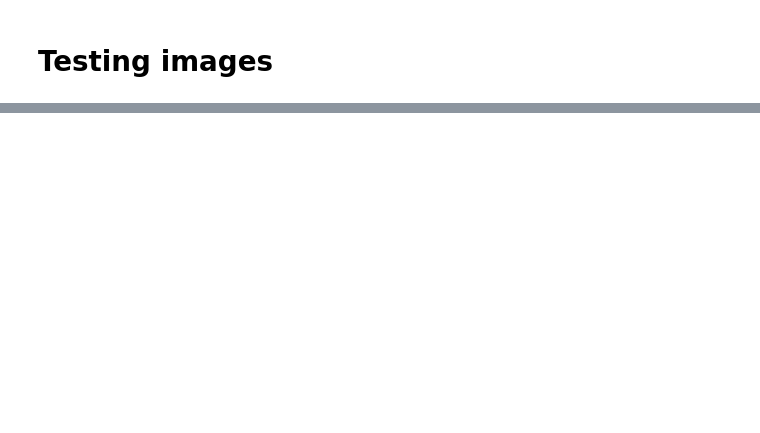
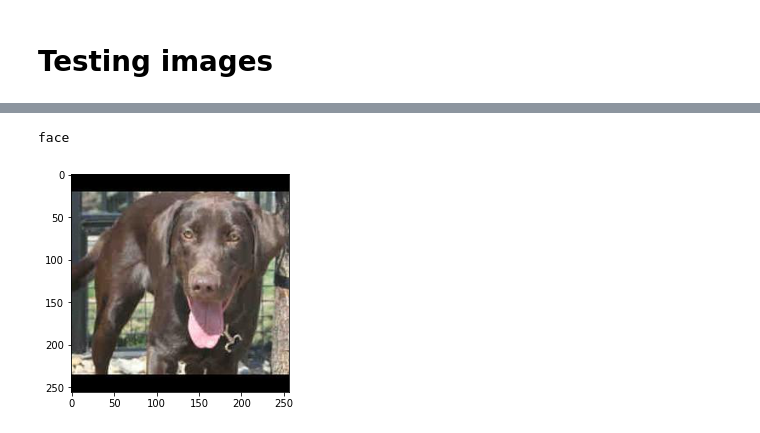
Before and after one commit to ruimigueloliveira/face_detection, a Jupyter notebook: face_detection.ipynb, the cells around one changed output, grey strips where cells are left out. Drawn from its saved outputs; the diff is of its cells as text; code cells hidden in the pictures; blank space fills up the shorter version.

```diff
--- a/face_detection.ipynb
+++ b/face_detection.ipynb
@@ -208,0 +261,16 @@ print(happyModel.predict(x))
+# %%
+img_path = 'no_faces_test/0_3166.jpg'
+img = image.load_img(img_path, target_size=(256, 256))
+imshow(img)
+
+x = image.img_to_array(img)
+x = np.expand_dims(x, axis=0)
+x = preprocess_input(x)
+
+if happyModel.predict(x)[0][0] == 0:
+    print("no face")
+elif happyModel.predict(x)[0][0] == 1:
+    print("face")
+# %% [output]
+face
+[figure, added]
```
Also changed, not shown: parts of 14 cells of this notebook.
